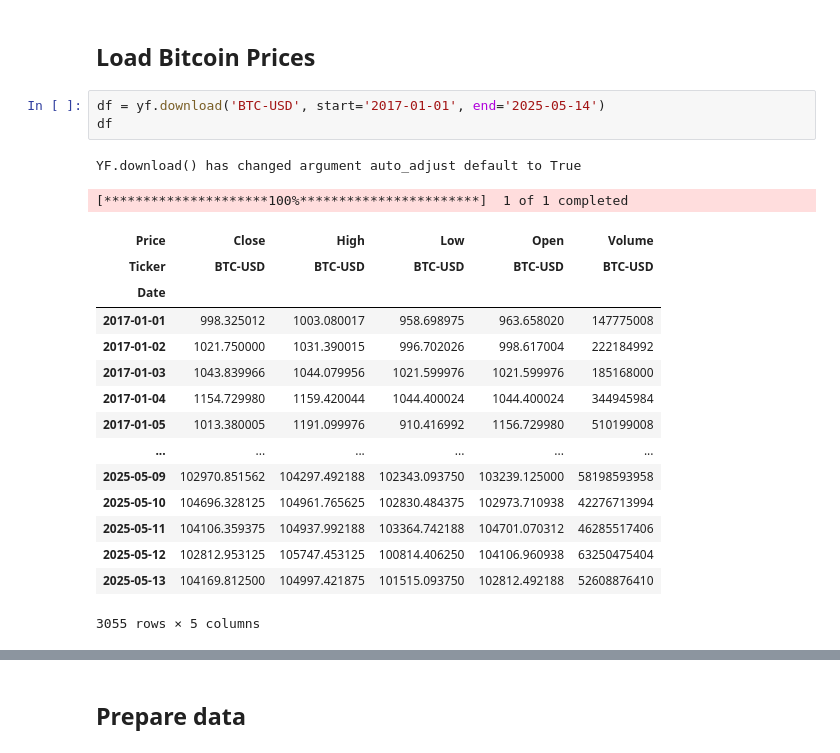
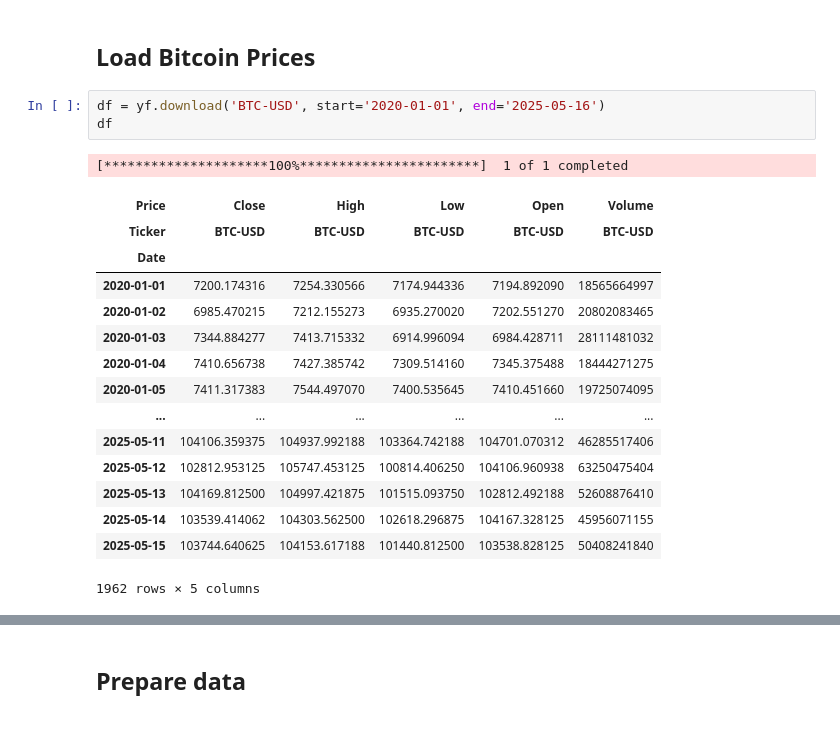
Before and after one commit to LuizTokuhara/ai-study, a Jupyter notebook: neural-network/notebooks/lstm-bitcoin-price.ipynb, the cells around one changed output, grey strips where cells are left out. Cells and saved outputs as stored; diff of their text form.

```diff
--- a/neural-network/notebooks/lstm-bitcoin-price.ipynb
+++ b/neural-network/notebooks/lstm-bitcoin-price.ipynb
@@ -16,26 +16,25 @@ from datetime import datetime, timedelta
 # %% [markdown]
 ## Load Bitcoin Prices
 # %%
-df = yf.download('BTC-USD', start='2017-01-01', end='2025-05-14')
+df = yf.download('BTC-USD', start='2020-01-01', end='2025-05-16')
 df
 # %% [output]
-YF.download() has changed argument auto_adjust default to True
+[*********************100%***********************]  1 of 1 completed
+| Price | Close | High | Low | Open | Volume |
+| Ticker | BTC-USD | BTC-USD | BTC-USD | BTC-USD | BTC-USD |
+| Date |  |  |  |  |  |
+| 2020-01-01 | 7200.174316 | 7254.330566 | 7174.944336 | 7194.892090 | 18565664997 |
+| 2020-01-02 | 6985.470215 | 7212.155273 | 6935.270020 | 7202.551270 | 20802083465 |
+| 2020-01-03 | 7344.884277 | 7413.715332 | 6914.996094 | 6984.428711 | 28111481032 |
+| 2020-01-04 | 7410.656738 | 7427.385742 | 7309.514160 | 7345.375488 | 18444271275 |
+| 2020-01-05 | 7411.317383 | 7544.497070 | 7400.535645 | 7410.451660 | 19725074095 |
+| ... | ... | ... | ... | ... | ... |
+| 2025-05-11 | 104106.359375 | 104937.992188 | 103364.742188 | 104701.070312 | 46285517406 |
+| 2025-05-12 | 102812.953125 | 105747.453125 | 100814.406250 | 104106.960938 | 63250475404 |
+| 2025-05-13 | 104169.812500 | 104997.421875 | 101515.093750 | 102812.492188 | 52608876410 |
+| 2025-05-14 | 103539.414062 | 104303.562500 | 102618.296875 | 104167.328125 | 45956071155 |
+| 2025-05-15 | 103744.640625 | 104153.617188 | 101440.812500 | 103538.828125 | 50408241840 |
-[*********************100%***********************]  1 of 1 completed
+1962 rows × 5 columns
-| Price | Close | High | Low | Open | Volume |
-| Ticker | BTC-USD | BTC-USD | BTC-USD | BTC-USD | BTC-USD |
-| Date |  |  |  |  |  |
-| 2017-01-01 | 998.325012 | 1003.080017 | 958.698975 | 963.658020 | 147775008 |
-| 2017-01-02 | 1021.750000 | 1031.390015 | 996.702026 | 998.617004 | 222184992 |
-| 2017-01-03 | 1043.839966 | 1044.079956 | 1021.599976 | 1021.599976 | 185168000 |
-| 2017-01-04 | 1154.729980 | 1159.420044 | 1044.400024 | 1044.400024 | 344945984 |
-| 2017-01-05 | 1013.380005 | 1191.099976 | 910.416992 | 1156.729980 | 510199008 |
-| ... | ... | ... | ... | ... | ... |
-| 2025-05-09 | 102970.851562 | 104297.492188 | 102343.093750 | 103239.125000 | 58198593958 |
-| 2025-05-10 | 104696.328125 | 104961.765625 | 102830.484375 | 102973.710938 | 42276713994 |
-| 2025-05-11 | 104106.359375 | 104937.992188 | 103364.742188 | 104701.070312 | 46285517406 |
-| 2025-05-12 | 102812.953125 | 105747.453125 | 100814.406250 | 104106.960938 | 63250475404 |
-| 2025-05-13 | 104169.812500 | 104997.421875 | 101515.093750 | 102812.492188 | 52608876410 |
-3055 rows × 5 columns
 # %%
 df_close = df[('Close', 'BTC-USD')].to_frame(name='Close')
 df_close
```
Also changed, not shown: parts of 12 cells of this notebook, 1 other file.
